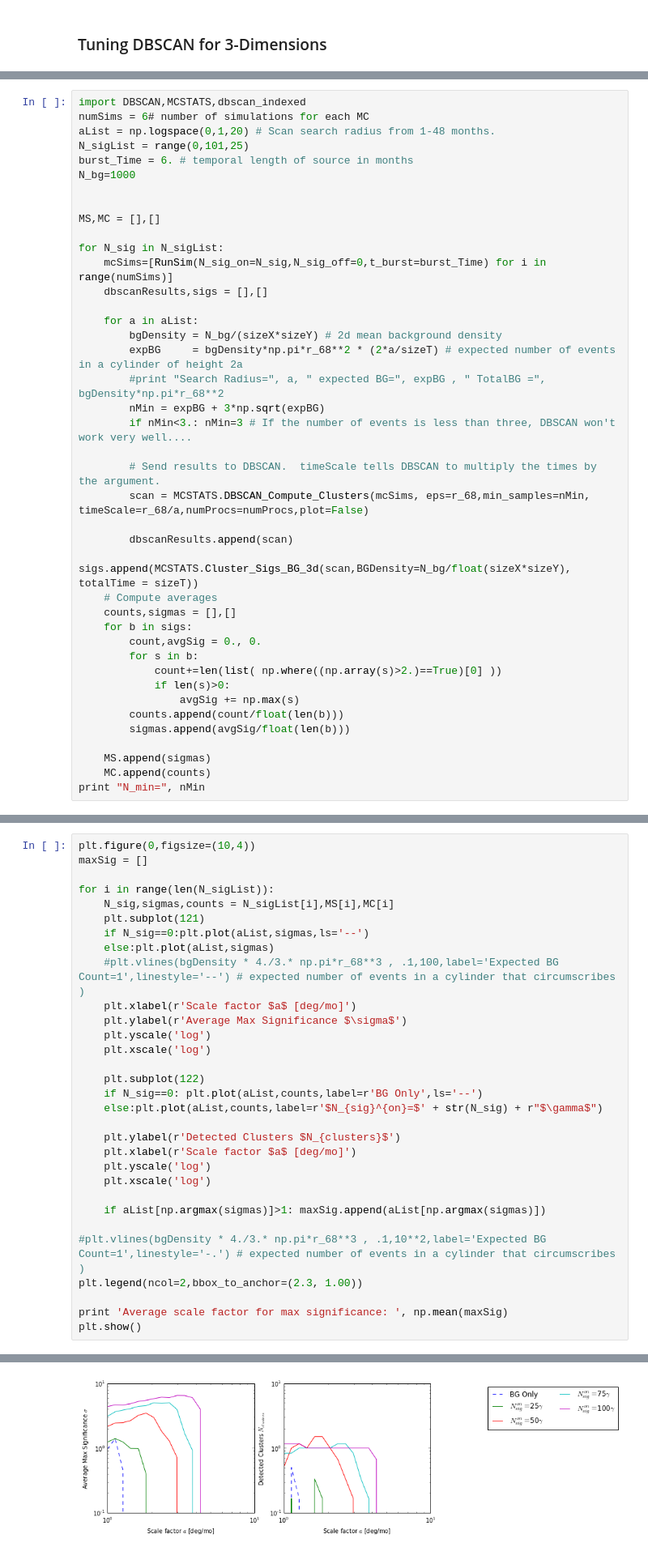
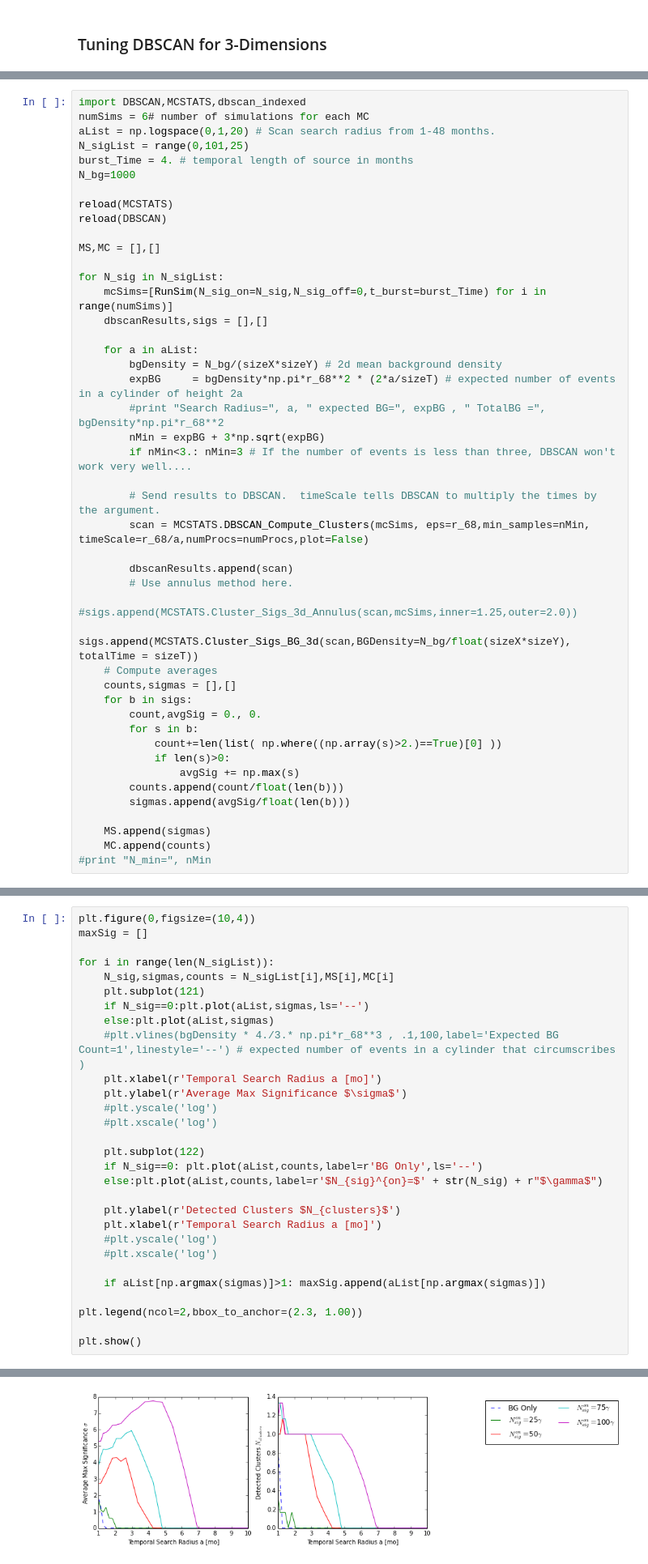
Before and after one commit to erccarls/time_var, a Jupyter notebook: Time_Var_DBSCAN/run_MC.ipynb, the cells around one changed output, grey strips where cells are left out. Shown: that part at 81% size. Saved outputs shown, nothing was run; the diff lists cells and outputs as text.

```diff
--- a/Time_Var_DBSCAN/run_MC.ipynb
+++ b/Time_Var_DBSCAN/run_MC.ipynb
@@ -77,9 +83,11 @@ import DBSCAN,MCSTATS,dbscan_indexed
 numSims = 6# number of simulations for each MC
 aList = np.logspace(0,1,20) # Scan search radius from 1-48 months.
 N_sigList = range(0,101,25)
-burst_Time = 6. # temporal length of source in months
+burst_Time = 4. # temporal length of source in months
 N_bg=1000
 
+reload(MCSTATS)
+reload(DBSCAN)
 
 MS,MC = [],[]
 
@@ -98,6 +106,8 @@ for N_sig in N_sigList:
         scan = MCSTATS.DBSCAN_Compute_Clusters(mcSims, eps=r_68,min_samples=nMin, timeScale=r_68/a,numProcs=numProcs,plot=False)
 
         dbscanResults.append(scan)
+        # Use annulus method here.
+        #sigs.append(MCSTATS.Cluster_Sigs_3d_Annulus(scan,mcSims,inner=1.25,outer=2.0))
         sigs.append(MCSTATS.Cluster_Sigs_BG_3d(scan,BGDensity=N_bg/float(sizeX*sizeY), totalTime = sizeT))
     # Compute averages
     counts,sigmas = [],[]
@@ -112,4 +122,4 @@ for N_sig in N_sigList:
 
     MS.append(sigmas)
     MC.append(counts)
-print "N_min=", nMin
+#print "N_min=", nMin
@@ -125,25 +133,23 @@ for i in range(len(N_sigList)):
     if N_sig==0:plt.plot(aList,sigmas,ls='--')
     else:plt.plot(aList,sigmas)
     #plt.vlines(bgDensity * 4./3.* np.pi*r_68**3 , .1,100,label='Expected BG Count=1',linestyle='--') # expected number of events in a cylinder that circumscribes  )
-    plt.xlabel(r'Scale factor $a$ [deg/mo]')
+    plt.xlabel(r'Temporal Search Radius a [mo]')
     plt.ylabel(r'Average Max Significance $\sigma$')
-    plt.yscale('log')
-    plt.xscale('log')
+    #plt.yscale('log')
+    #plt.xscale('log')
 
     plt.subplot(122)
     if N_sig==0: plt.plot(aList,counts,label=r'BG Only',ls='--')
     else:plt.plot(aList,counts,label=r'$N_{sig}^{on}=$' + str(N_sig) + r"$\gamma$")
 
     plt.ylabel(r'Detected Clusters $N_{clusters}$')
-    plt.xlabel(r'Scale factor $a$ [deg/mo]')
-    plt.yscale('log')
-    plt.xscale('log')
+    plt.xlabel(r'Temporal Search Radius a [mo]')
+    #plt.yscale('log')
+    #plt.xscale('log')
 
     if aList[np.argmax(sigmas)]>1: maxSig.append(aList[np.argmax(sigmas)])
 
-#plt.vlines(bgDensity * 4./3.* np.pi*r_68**3 , .1,10**2,label='Expected BG Count=1',linestyle='-.') # expected number of events in a cylinder that circumscribes  )
 plt.legend(ncol=2,bbox_to_anchor=(2.3, 1.00))
 
-print 'Average scale factor for max significance: ', np.mean(maxSig)
 plt.show()
 # %% [output]
@@ -151,2 +156,2 @@ Average scale factor for max significance:  1.94073176691
-[figure, old version]
+[figure, new version]
 # %% [markdown]
```
Also changed, not shown: parts of 13 cells of this notebook, 4 other files.
